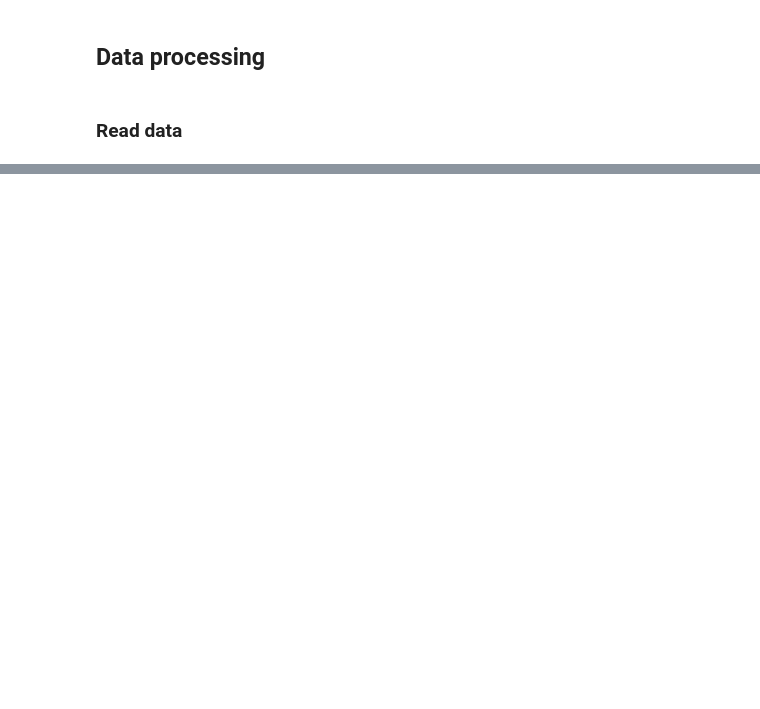
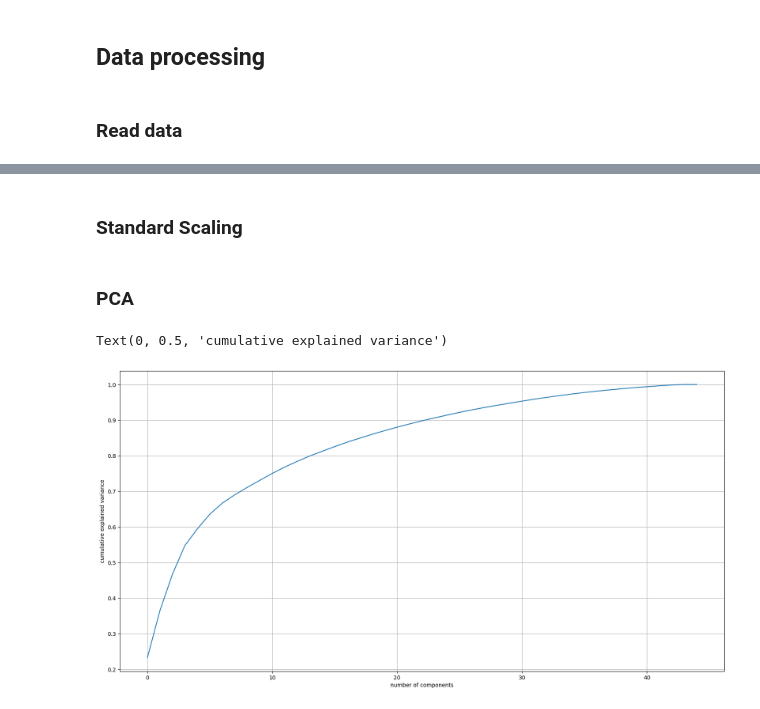
Before and after one commit to FedeScenna/Crypto_NetworkAnalysis, a Jupyter notebook: 06_ClusterAnalysis.ipynb, the cells around one changed output, grey strips where cells are left out. Drawn from its saved outputs; the diff is of its cells as text; code cells hidden in the pictures; blank space fills up the shorter version.

```diff
--- a/06_ClusterAnalysis.ipynb
+++ b/06_ClusterAnalysis.ipynb
@@ -19,8 +17,3 @@ Install h5py to use hdf5 features: http://docs.h5py.org/
 df = pd.read_csv("all_coins_data.csv")
 df.sort_values(["coin", "time"], inplace = True)
 df = df[["time","daily_log_return", "coin"]]
-# %%
-df=df.pivot(index="time", columns="coin",values="daily_log_return").reset_index()
-df.head()
-
-coins_list = df.columns.tolist()[1:]
@@ -30,0 +31,4 @@ chart_ts(df, 6, coins_list)
+# %%
+extracted_features = extract_features(df,
+column_id="coin", column_sort="time")
+extracted_features.head()
@@ -30,0 +43,20 @@ chart_ts(df, 6, coins_list)
+# %% [markdown]
+### Standard Scaling
+# %%
+extracted_features_cleaned=extracted_features
+extracted_features_cleaned=extracted_features_cleaned.dropna(axis=1)
+scaler = StandardScaler()
+extracted_features_cleaned_std = scaler.fit_transform(extracted_features_cleaned)
+# %% [markdown]
+### PCA
+# %%
+pca = PCA()
+pca.fit(extracted_features_cleaned_std)
+plt.figure(figsize=(20,10))
+plt.grid()
+plt.plot(np.cumsum(pca.explained_variance_ratio_))
+plt.xlabel('number of components')
+plt.ylabel('cumulative explained variance')
+# %% [output]
+Text(0, 0.5, 'cumulative explained variance')
+[figure, added]
```
Also changed, not shown: parts of 17 cells of this notebook, 1 other file.
